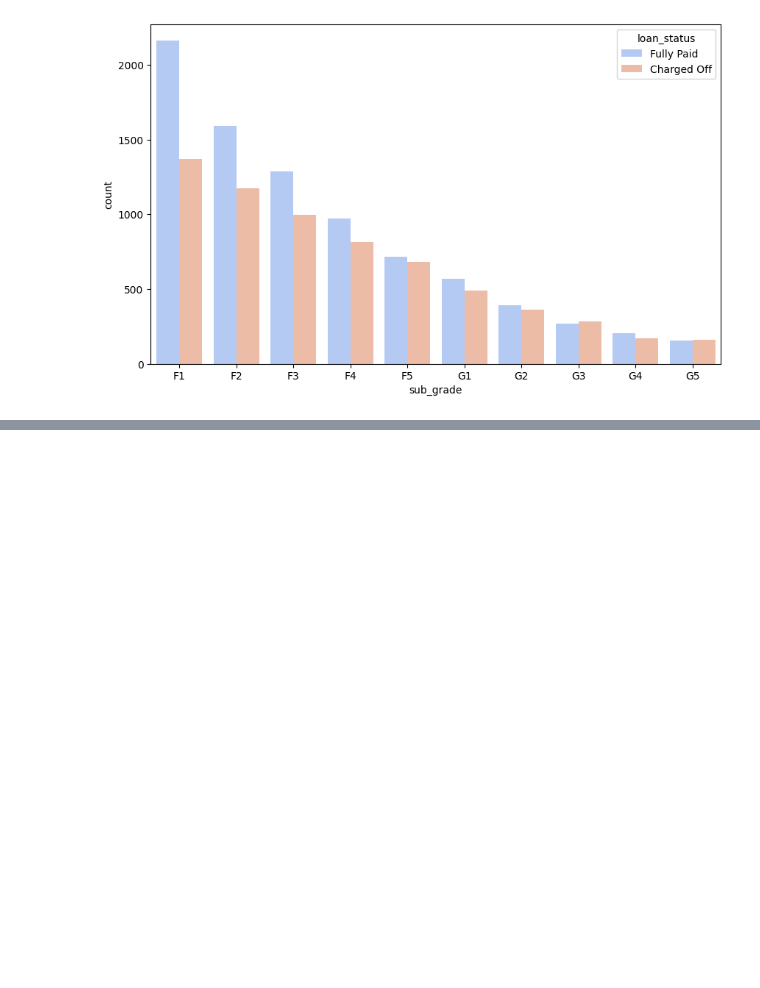
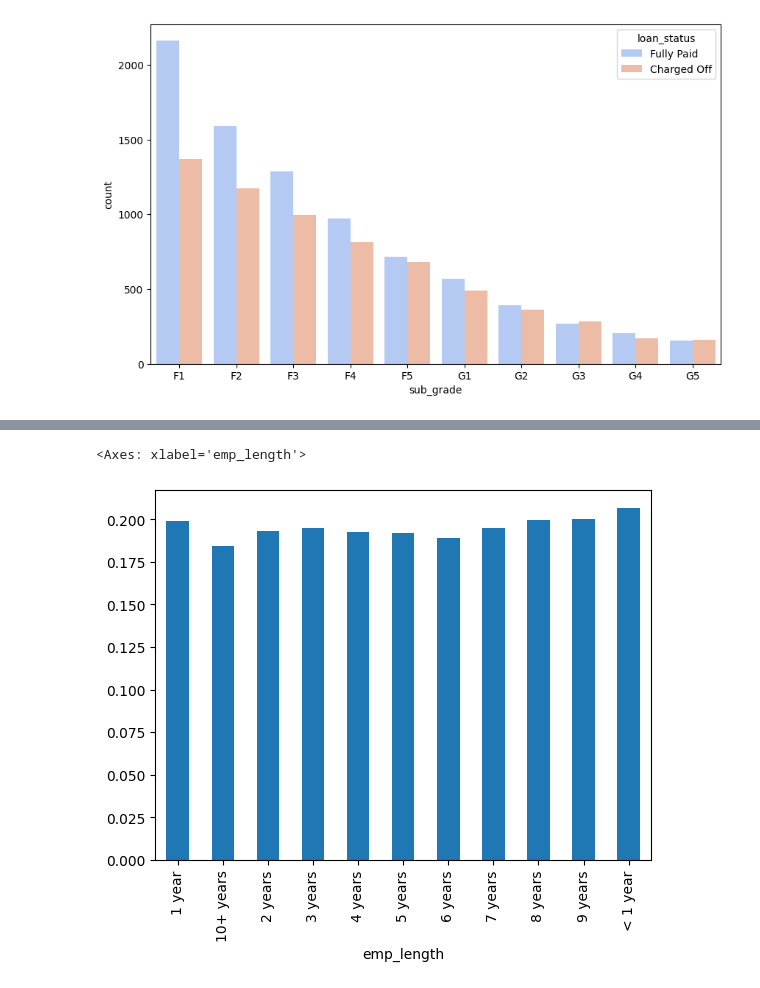
Before and after one commit to lovepreetmultani/python, a Jupyter notebook: Loan_Default_Deep_Learning.ipynb, the cells around one changed output, grey strips where cells are left out. Drawn from its saved outputs; the diff is of its cells as text; code cells hidden in the pictures; blank space fills up the shorter version.

```diff
--- a/Loan_Default_Deep_Learning.ipynb
+++ b/Loan_Default_Deep_Learning.ipynb
@@ -253,0 +276,11 @@ loan_df[['loan_repaid','loan_status']]
+# %%
+emp_fullyPaid = loan_df[loan_df['loan_repaid']==1].groupby('emp_length').count()['loan_status']
+# %%
+emp_chargeOff = loan_df[loan_df['loan_repaid']==0].groupby('emp_length').count()['loan_status']
+# %%
+emp_length = emp_chargeOff/(emp_fullyPaid+emp_chargeOff)
+# %%
+emp_length.plot(kind='bar')
+# %% [output]
+<Axes: xlabel='emp_length'>
+[figure, added]
```
Also changed, not shown: parts of 15 cells of this notebook.
